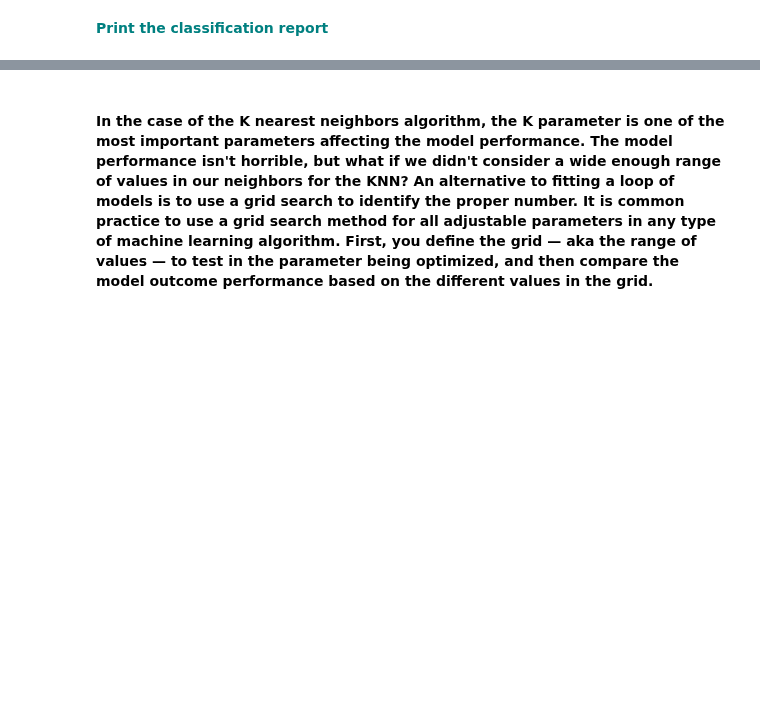
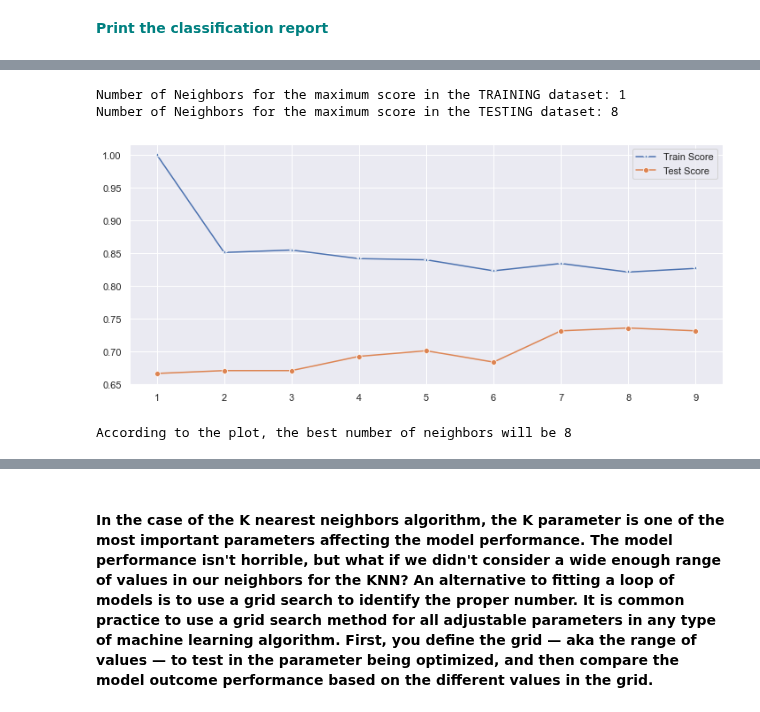
Before and after one commit to pablo-git8/Springboard-DS-Career-Track, a Jupyter notebook: Unit18-2_GridSearch_KNN/GridSearchKNN_CS/GridSearchKNN_Case_Study.ipynb, the cells around one changed output, grey strips where cells are left out. Cells and saved outputs as stored; diff of their text form; code cells hidden in the pictures; blank space fills up the shorter version.

```diff
--- a/Unit18-2_GridSearch_KNN/GridSearchKNN_CS/GridSearchKNN_Case_Study.ipynb
+++ b/Unit18-2_GridSearch_KNN/GridSearchKNN_CS/GridSearchKNN_Case_Study.ipynb
@@ -205,0 +267,20 @@ pl = confusion_matrix(y_test,y_pred)
+# %%
+# Setup the pipeline steps: steps
+steps = [('scaler', StandardScaler()),
+        ('knn', KNeighborsClassifier())]
+
+# Creating the pipeline: pipeline
+pipeline = Pipeline(steps)
+
+# Creating train and test sets
+X_train, X_test, y_train, y_test = train_test_split(X, y, test_size=0.3, random_state=random_seed_number)
+
+# Fitting the pipeline to the training set: knn_scaled
+knn_scaled = pipeline.fit(X_train, y_train)
+
+# Instantiating and fitting a k-NN classifier to the unscaled data
+knn_unscaled = KNeighborsClassifier().fit(X_train, y_train)
+
+# Compute and print metrics
+print('Accuracy with Scaling: {}'.format(knn_scaled.score(X_test, y_test)))
+print('Accuracy without Scaling: {}'.format(knn_unscaled.score(X_test, y_test)))
@@ -205,0 +290,13 @@ pl = confusion_matrix(y_test,y_pred)
+# %%
+test_scores = []
+train_scores = []
+
+for i in range(1,10):
+    # Pipeline
+    steps = [('scaler', StandardScaler()),
+        ('knn', KNeighborsClassifier(n_neighbors=i))]
+    pipeline = Pipeline(steps)
+    knn_scaled = pipeline.fit(X_train, y_train)
+
+    train_scores.append(knn_scaled.score(X_train, y_train))
+    test_scores.append(knn_scaled.score(X_test, y_test))
@@ -205,0 +323,16 @@ pl = confusion_matrix(y_test,y_pred)
+# %%
+print('Number of Neighbors for the maximum score in the TRAINING dataset: {}'.format(train_scores.index(max(train_scores))+1))
+print('Number of Neighbors for the maximum score in the TESTING dataset: {}'.format(test_scores.index(max(test_scores))+1))
+# %% [output]
+Number of Neighbors for the maximum score in the TRAINING dataset: 1
+Number of Neighbors for the maximum score in the TESTING dataset: 8
+# %%
+plt.figure(figsize=(12,5))
+p = sns.lineplot(x=range(1,10), y=train_scores, marker='*', label='Train Score')
+p = sns.lineplot(x=range(1,10), y=test_scores, marker='o', label='Test Score')
+# %% [output]
+[figure, added]
+# %%
+print("According to the plot, the best number of neighbors will be 8")
+# %% [output]
+According to the plot, the best number of neighbors will be 8
```
Also changed, not shown: parts of 18 cells of this notebook.
